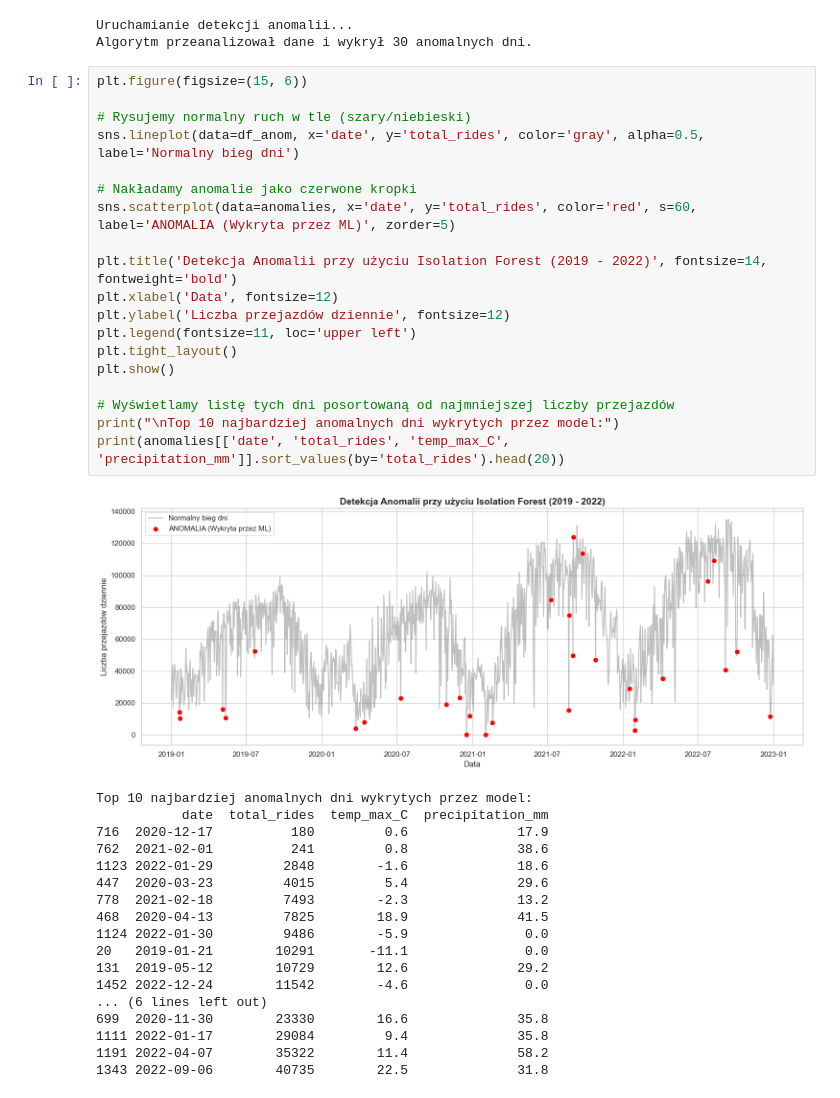
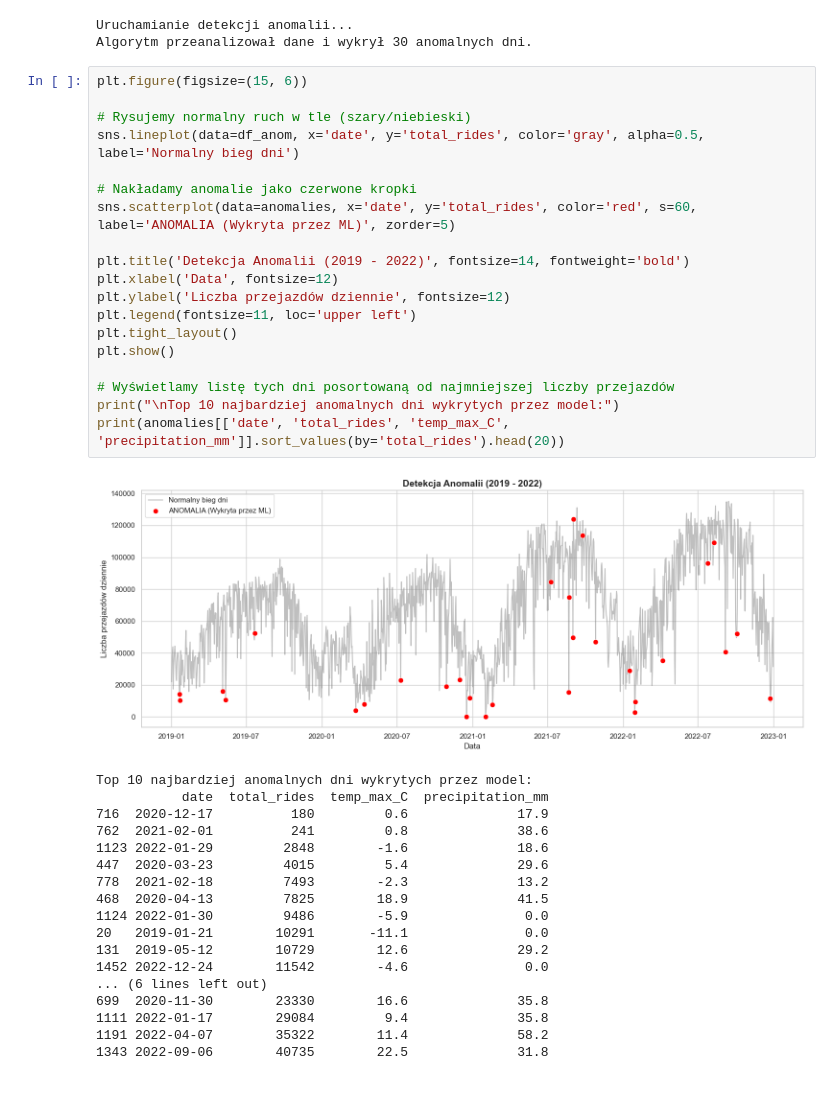
Before and after one commit to AntekIwa/citibike-data-analysis, a Jupyter notebook: analysis.ipynb, the cells around one changed output. Saved outputs shown, nothing was run; the diff lists cells and outputs as text.

```diff
--- a/analysis.ipynb
+++ b/analysis.ipynb
@@ -206,24 +207,24 @@ Algorytm przeanalizował dane i wykrył 30 anomalnych dni.
 # %%
 plt.figure(figsize=(15, 6))
 
 # Rysujemy normalny ruch w tle (szary/niebieski)
 sns.lineplot(data=df_anom, x='date', y='total_rides', color='gray', alpha=0.5, label='Normalny bieg dni')
 
 # Nakładamy anomalie jako czerwone kropki
 sns.scatterplot(data=anomalies, x='date', y='total_rides', color='red', s=60, label='ANOMALIA (Wykryta przez ML)', zorder=5)
 
-plt.title('Detekcja Anomalii przy użyciu Isolation Forest (2019 - 2022)', fontsize=14, fontweight='bold')
+plt.title('Detekcja Anomalii (2019 - 2022)', fontsize=14, fontweight='bold')
 plt.xlabel('Data', fontsize=12)
 plt.ylabel('Liczba przejazdów dziennie', fontsize=12)
 plt.legend(fontsize=11, loc='upper left')
 plt.tight_layout()
 plt.show()
 
 # Wyświetlamy listę tych dni posortowaną od najmniejszej liczby przejazdów
 print("\nTop 10 najbardziej anomalnych dni wykrytych przez model:")
 print(anomalies[['date', 'total_rides', 'temp_max_C', 'precipitation_mm']].sort_values(by='total_rides').head(20))
 # %% [output]
-[figure, old version]
+[figure, new version]
 Top 10 najbardziej anomalnych dni wykrytych przez model:
            date  total_rides  temp_max_C  precipitation_mm
 716  2020-12-17          180         0.6              17.9
```
Also changed, not shown: parts of 2 cells of this notebook, 4 other files.
